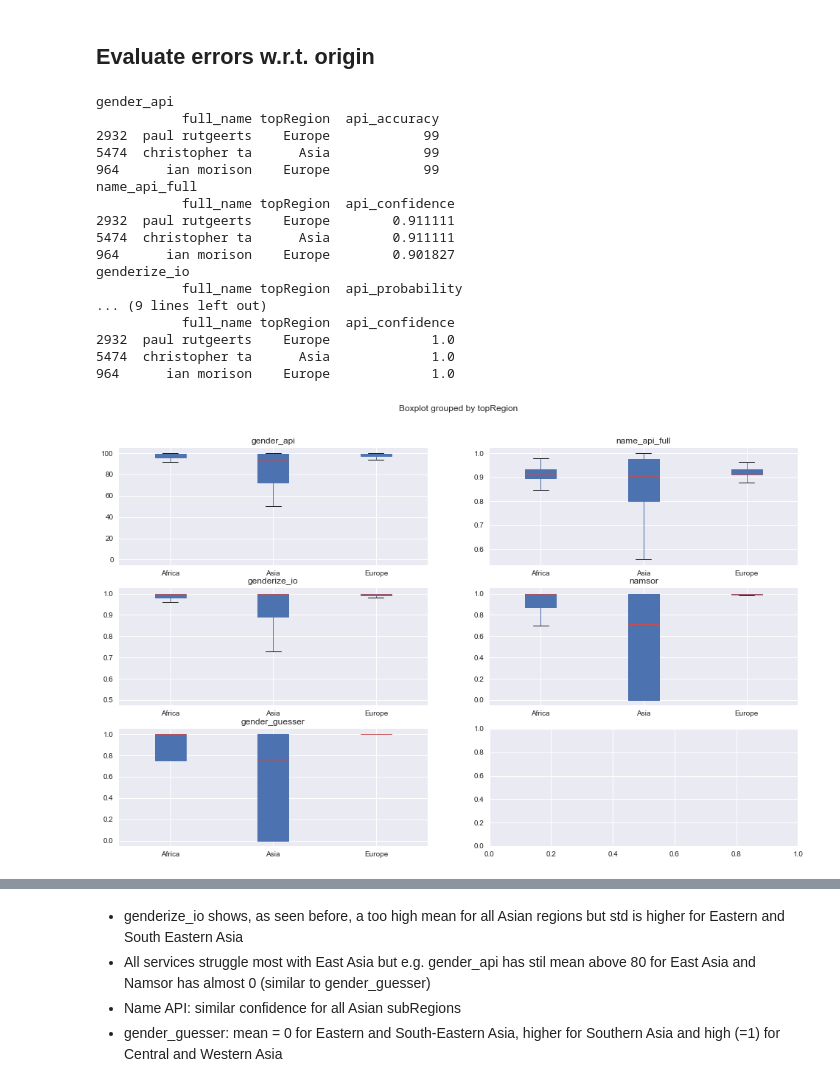
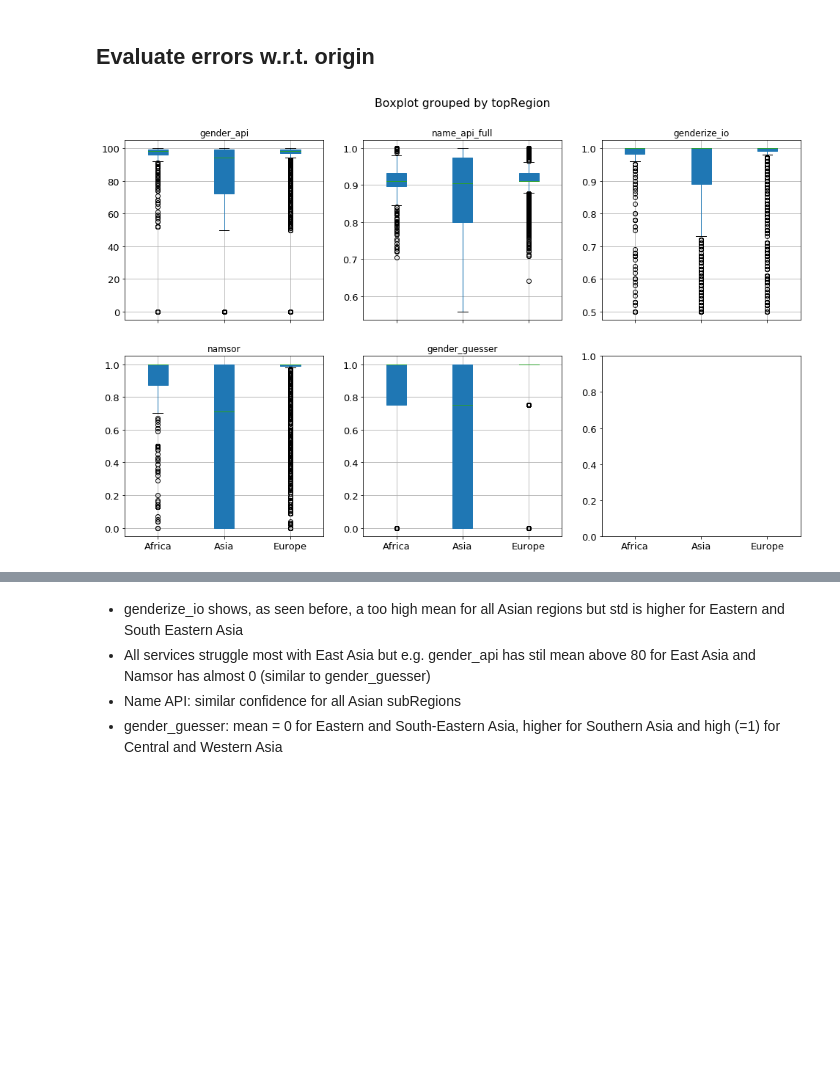
Before and after one commit to GenderGapSTEM-PublicationAnalysis/name_gender_inference, a Jupyter notebook: name_gender_inference/notebooks/Evaluation_name_onomastics.ipynb, the cells around one changed output, grey strips where cells are left out. Saved outputs shown, nothing was run; the diff lists cells and outputs as text; code cells hidden in the pictures; blank space fills up the shorter version.

```diff
--- a/name_gender_inference/notebooks/Evaluation_name_onomastics.ipynb
+++ b/name_gender_inference/notebooks/Evaluation_name_onomastics.ipynb
@@ -369,54 +335,46 @@ def reduce_table(df, by_index):
 # %%
 # Compute mean and standard deviation of each service depending on the region
 accuracy_param_per_service = {
     'gender_api': 'api_accuracy',
     'genderize_io': 'api_probability',
     'namsor': 'api_scale',
     'name_api_full': 'api_confidence',
     'gender_guesser': 'api_confidence'
 }
 
-fig, ax = plt.subplots(nrows=3, ncols=2, figsize=(16,10))
+fig, ax = plt.subplots(nrows=2, ncols=3, figsize=(16,10), sharex=True)
 #fig.suptitle('bold figure suptitle', fontsize=14, fontweight='bold')
 counter = 0
 for s in [GenderAPIEvaluator, NameAPIFullEvaluator, GenderizeIoEvaluator, NamSorEvaluator, GenderGuesserEvaluator]:
     evaluator = s('all')
     eval_name = evaluator.gender_evaluator
     evaluator.load_data(evaluated=True)
     # add onomastic information and restrict to rows with reliable onomastic class
     evaluator.test_data['topRegion'] = origin_df['topRegion']
     evaluator.test_data['score_origin'] = origin_df['score_origin']
     evaluator.test_data = evaluator.test_data[evaluator.test_data['score_origin']>0]
     evaluator.preprocess_tuning_params()
     accuracy_param = accuracy_param_per_service[eval_name]
-    row_index, col_index = divmod(counter, 2)
+    row_index, col_index = divmod(counter, 3)
     # for plausibility test print a few lines and numbers
-    print (eval_name)
-    print(evaluator.test_data[['full_name', 'topRegion', accuracy_param]].sample(3, random_state=1))
+    #print (eval_name)
+    #print(evaluator.test_data[['full_name', 'topRegion', accuracy_param]].sample(3, random_state=1))
     # plot; see http://blog.bharatbhole.com/creating-boxplots-with-matplotlib/ for tweaking the appearance
+
     evaluator.test_data.boxplot(column=accuracy_param, by='topRegion', ax=ax[row_index, col_index], patch_artist=True)
     ax[row_index, col_index].set_title(eval_name, fontsize=12)
     ax[row_index, col_index].set_xlabel('')
+    ax[row_index, col_index].set_xticklabels(ax[row_index, col_index].get_xticklabels(),rotation=0)
+    # TODO: rename services using dictionary gender_evalautor_to_service_name
+
     counter +=1
+
+
+    #fig.delaxes(ax[2,1])
+
+plt.savefig('../../../benchmark_paper/resubmission/accuracy_by_top_region.pdf', bbox_inches = 'tight')
 # %% [output]
-gender_api
-           full_name topRegion  api_accuracy
-2932  paul rutgeerts    Europe            99
-5474  christopher ta      Asia            99
-964      ian morison    Europe            99
-name_api_full
-           full_name topRegion  api_confidence
-2932  paul rutgeerts    Europe        0.911111
-5474  christopher ta      Asia        0.911111
-964      ian morison    Europe        0.901827
-genderize_io
-           full_name topRegion  api_probability
-... (9 lines left out)
-           full_name topRegion  api_confidence
-2932  paul rutgeerts    Europe             1.0
-5474  christopher ta      Asia             1.0
-964      ian morison    Europe             1.0
-[figure, old version]
+[figure, new version]
 # %% [markdown]
 **The boxplots for the mean and deviation of the api confidence w.r.t to different top regions show that:**
 
```
Also changed, not shown: parts of 18 cells of this notebook, 1 other file.
